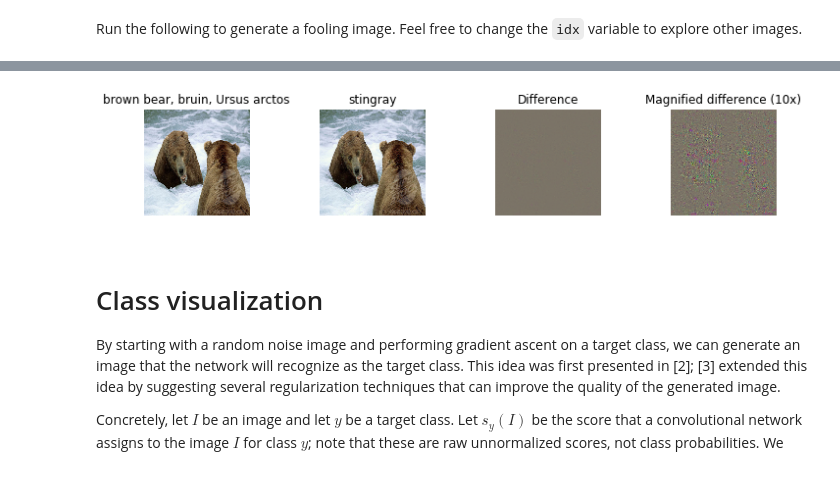
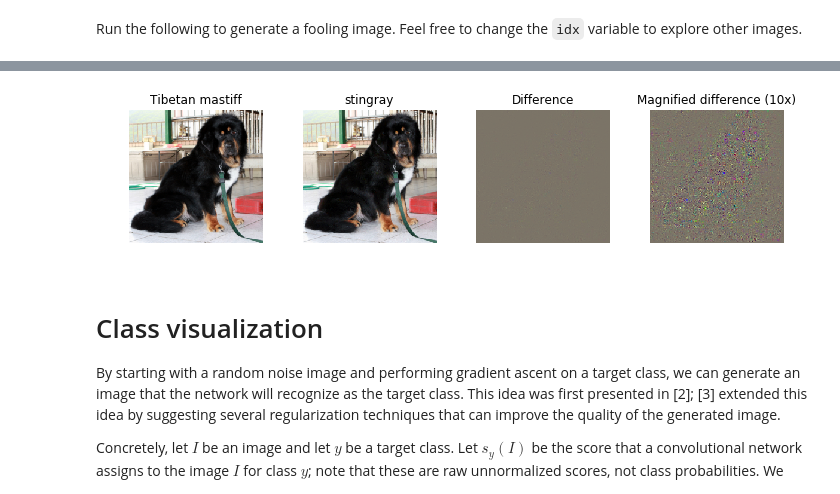
Before and after one commit to jangmino/cs231n, a Jupyter notebook: assignment3/NetworkVisualization-TensorFlow.ipynb, the cells around one changed output, grey strips where cells are left out. Drawn from its saved outputs; the diff is of its cells as text; code cells hidden in the pictures.

Commit message:
assignment3 Visualization is in progress.

```diff
--- a/assignment3/NetworkVisualization-TensorFlow.ipynb
+++ b/assignment3/NetworkVisualization-TensorFlow.ipynb
@@ -223,30 +221,18 @@ def make_fooling_image(X, target_y, model):
     fooling = tf.Variable(X_fooling)
 
     sess.run(tf.variables_initializer([fooling]))
-    target =  tf.gather_nd(model.classifier, tf.stack((tf.range(X.shape[0]), [target_y]), axis=1))
-    g = tf.gradients(target, model.image)[0]
+    correct_scores =  tf.gather_nd(model.classifier, tf.stack((tf.range(X.shape[0]), [target_y]), axis=1))
+    g = tf.gradients(correct_scores, model.image)[0]
     dX = learning_rate * g / tf.norm(g) ** 2
     fooling = tf.assign_add(fooling, dX)
 
     while True:
         X_fooling = sess.run(fooling, {model.image: X_fooling, model.labels:[target_y]})
-        scores = sess.run(model.classifier, {model.image: X_fooling})
-        if target_y == scores[0].argmax():
+        c_,score_ = sess.run([model.classifier,correct_scores], {model.image: X_fooling})
+        iter += 1
+        print("iteration %d, target=%d/predicted=%d, c_tar=%f/c_pred=%f, loss=%f" % (iter, target_y, c_[0].argmax(), c_[0][target_y], c_[0].max(), score_))
+        if target_y == c_[0].argmax():
             break
-
-    #print('labels', target_y)
-    #with tf.Session() as sess:
-    #    sess.run(tf.global_variables_initializer())
-    #    while True:
-    #        dx_,c_,loss_= sess.run([dx, model.classifier, model.loss], feed_dict={model.image:X_fooling, model.labels:[target_y]})
-    #        print("[%d] iteration %d, target=%d/predicted=%d, c_tar=%f/c_pred=%f, loss=%f" % (len(dx_), iter, target_y, c_[0].argmax(), c_[0][target_y], c_[0].max(), loss_))
-    #        dx_ = learning_rate * dx_[0] / np.sqrt(np.sum(dx_[0]**2))
-    #        #print('dx', dx_)
-    #        X_fooling -= dx_
-    #        #X_fooling -= learning_rate*dx_[0]
-    #        if c_[0].argmax() == target_y or iter == 100:
-    #            break
-    #        iter += 1
 
     ##############################################################################
     #                             END OF YOUR CODE                               #
@@ -255,10 +241,10 @@ def make_fooling_image(X, target_y, model):
 # %% [markdown]
 Run the following to generate a fooling image. Feel free to change the `idx` variable to explore other images.
 # %%
-idx = 4
+idx = 2
 Xi = X[idx][None]
 target_y = 6
-#print('oj', Xi.shape)
+print('oj', Xi.shape)
 X_fooling = make_fooling_image(Xi, target_y, model)
 
 # Make sure that X_fooling is classified as y_target
@@ -290,4 +293,4 @@ plt.gcf().tight_layout()
-[figure, old version]
+[figure, new version]
 # %% [markdown]
 # Class visualization
 By starting with a random noise image and performing gradient ascent on a target class, we can generate an image that the network will recognize as the target class. This idea was first presented in [2]; [3] extended this idea by suggesting several regularization techniques that can improve the quality of the generated image.
```
Also changed, not shown: parts of 4 cells of this notebook.
